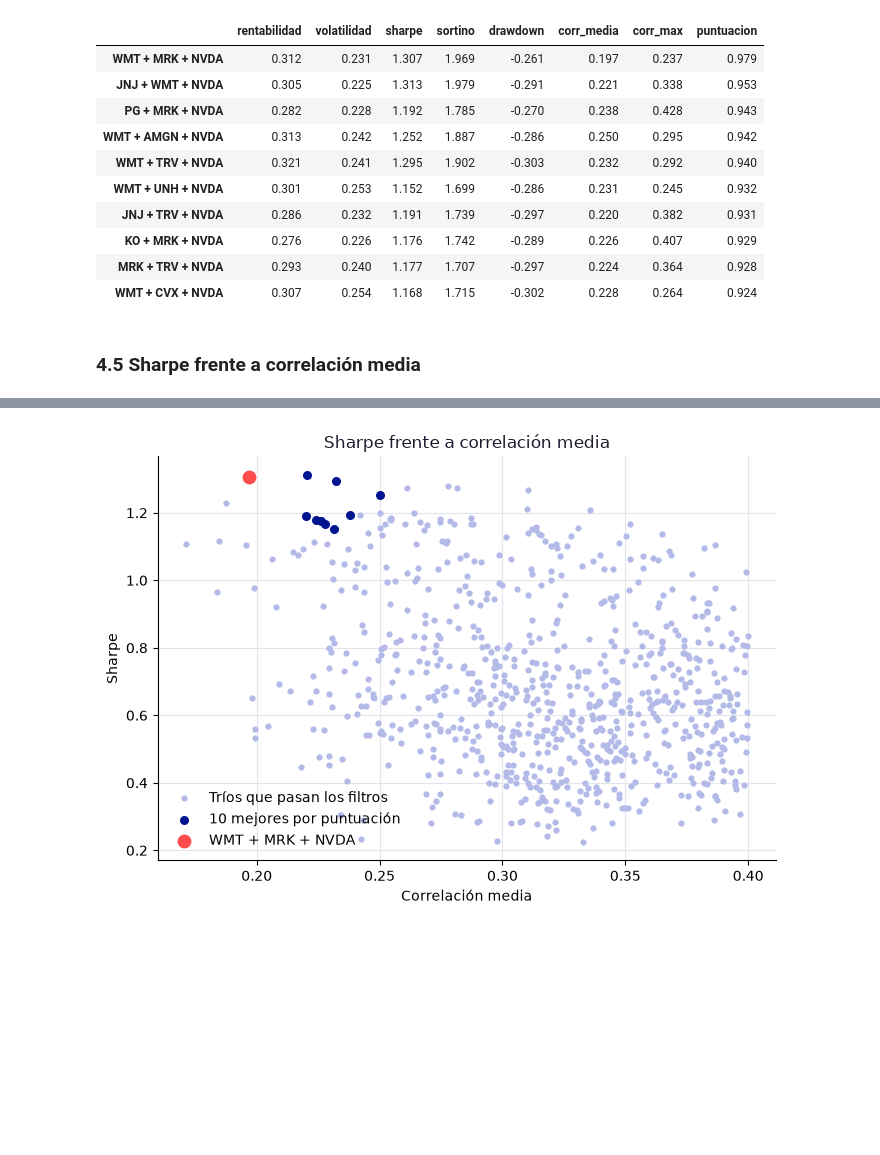
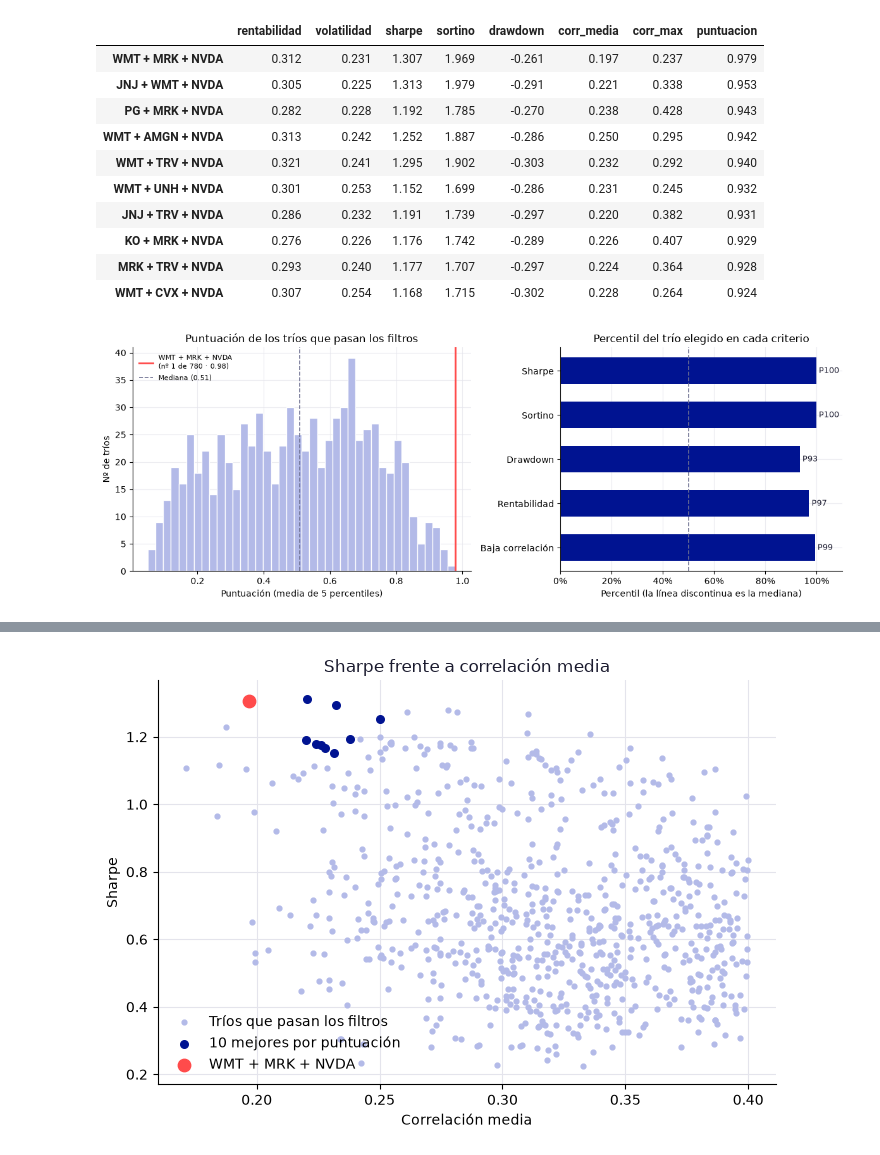
Before and after one commit to alvmorenobl/bbva-option-pricing-montecarlo-rnn, a Jupyter notebook: seleccioncartera.ipynb, the cells around one changed output, grey strips where cells are left out. Drawn from its saved outputs; the diff is of its cells as text; code cells hidden in the pictures; blank space fills up the shorter version.

```diff
--- a/seleccioncartera.ipynb
+++ b/seleccioncartera.ipynb
@@ -276,5 +345,41 @@ todos.head(10).round(3)
 | KO + MRK + NVDA | 0.276 | 0.226 | 1.176 | 1.742 | -0.289 | 0.226 | 0.407 | 0.929 |
 | MRK + TRV + NVDA | 0.293 | 0.240 | 1.177 | 1.707 | -0.297 | 0.224 | 0.364 | 0.928 |
 | WMT + CVX + NVDA | 0.307 | 0.254 | 1.168 | 1.715 | -0.302 | 0.228 | 0.264 | 0.924 |
-# %% [markdown]
-### 4.5 Sharpe frente a correlación media
+# %%
+elegida = todos.index[0]   # trío nº 1 por puntuación
+
+# Percentil del trío en cada criterio, calculado entre los tríos que pasan los filtros
+metr = todos[["sharpe", "sortino", "drawdown", "rentabilidad"]].rank(pct=True)
+metr["baja_corr"] = (-todos["corr_media"]).rank(pct=True)
+nombres = {"sharpe": "Sharpe", "sortino": "Sortino", "drawdown": "Drawdown",
+           "rentabilidad": "Rentabilidad", "baja_corr": "Baja correlación"}
+
+fig, (ax1, ax2) = plt.subplots(1, 2, figsize=(12, 4.5), gridspec_kw={"width_ratios": [1.2, 1]})
+
+# Izquierda: distribución de la puntuación de todos los tríos
+ax1.hist(todos["puntuacion"], bins=40, color=COLORES["azul_muy_claro"], edgecolor=COLORES["blanco"])
+ax1.axvline(todos.loc[elegida, "puntuacion"], color=COLORES["acento"], lw=2,
+            label=f"{elegida}\n(nº 1 de {len(todos)} · {todos.loc[elegida, 'puntuacion']:.2f})")
+ax1.axvline(todos["puntuacion"].median(), color=COLORES["gris_medio"], ls="--", lw=1.2,
+            label=f"Mediana ({todos['puntuacion'].median():.2f})")
+ax1.set(title="Puntuación de los tríos que pasan los filtros", xlabel="Puntuación (media de 5 percentiles)", ylabel="Nº de tríos")
+ax1.legend(frameon=False, fontsize=8)
+
+# Derecha: percentil de nuestro trío en cada criterio
+vals = metr.loc[elegida].rename(nombres)[::-1]
+ax2.barh(vals.index, vals.values, color=COLORES["azul_principal"], height=0.6)
+ax2.axvline(0.5, color=COLORES["gris_medio"], ls="--", lw=1.2)
+for i, v in enumerate(vals.values):
+    ax2.text(v + 0.01, i, f"P{v*100:.0f}", va="center", fontsize=9, color=COLORES["gris_oscuro"])
+ax2.set_xlim(0, 1.1)
+ax2.xaxis.set_major_formatter(lambda x, _: f"{x:.0%}")
+ax2.set(title="Percentil del trío elegido en cada criterio", xlabel="Percentil (la línea discontinua es la mediana)")
+
+for ax in (ax1, ax2):
+    ax.spines[["top", "right"]].set_visible(False)
+    ax.set_axisbelow(True)
+    ax.grid(color=COLORES["gris_claro"], alpha=0.7)
+plt.tight_layout()
+plt.show()
+# %% [output]
+[figure, added]
```
Also changed, not shown: parts of 32 cells of this notebook.
